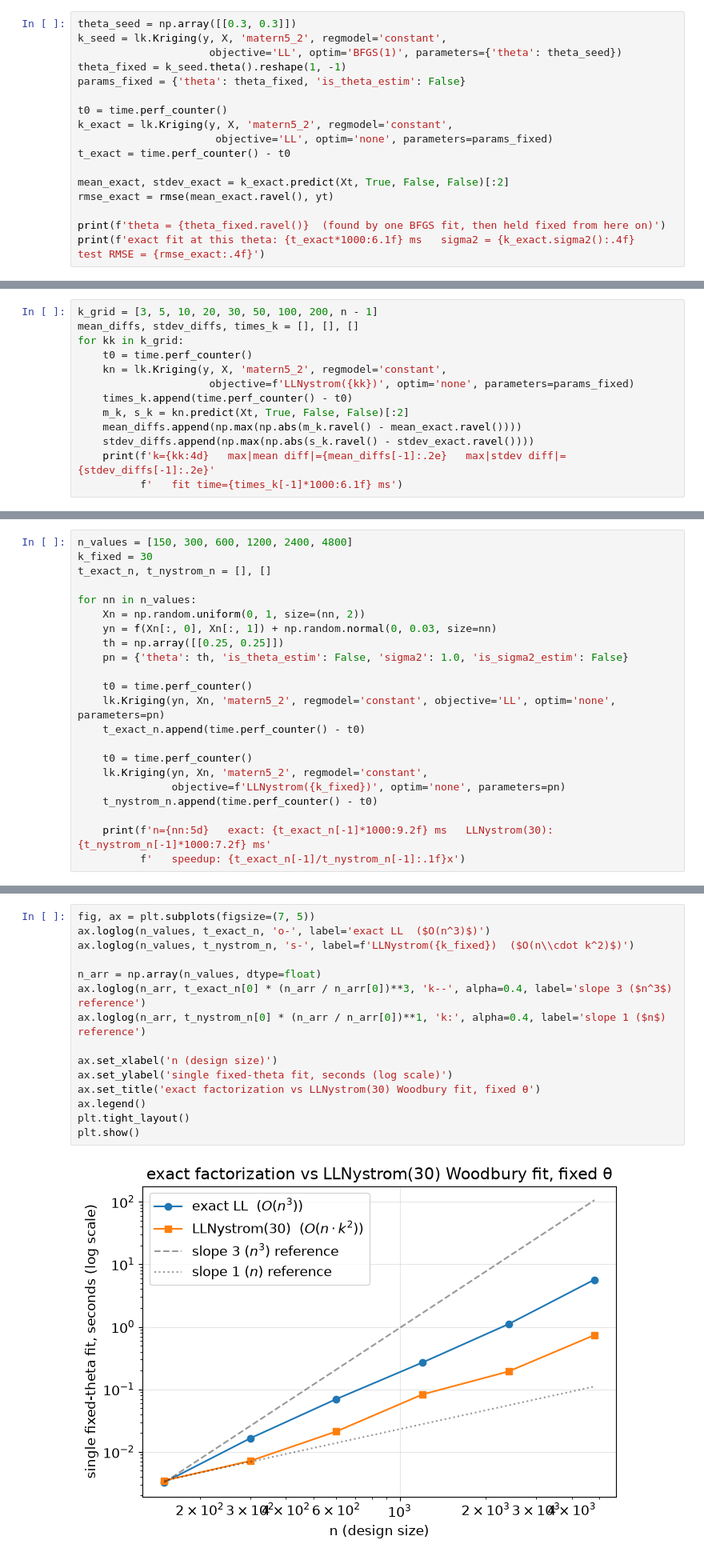
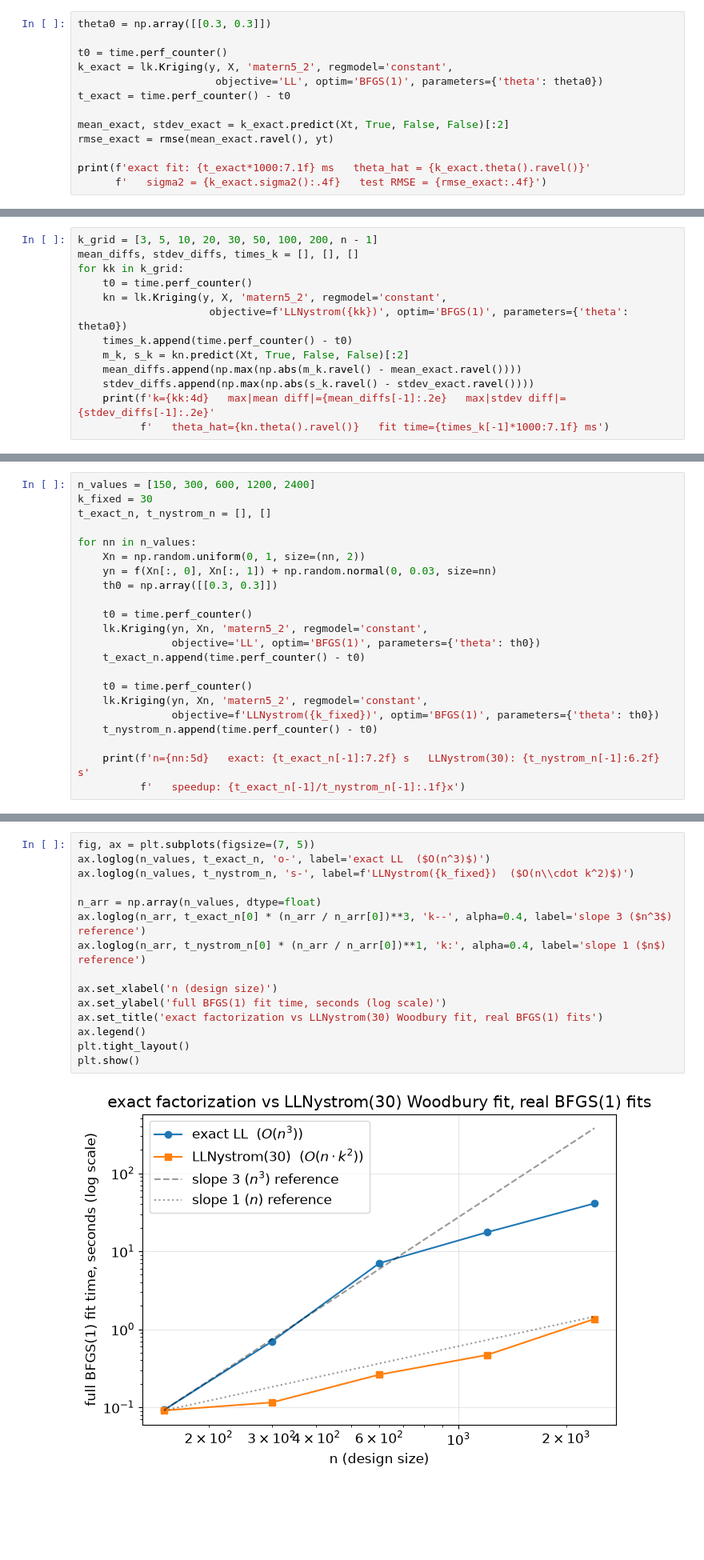
Before and after one commit to libKriging/libKriging, a Jupyter notebook: docs/math/llnystrom_vs_cholesky.ipynb, the cells around one changed output, grey strips where cells are left out. Shown at 80% size. Drawn from its saved outputs; the diff is of its cells as text; blank space fills up the shorter version.

```diff
--- a/docs/math/llnystrom_vs_cholesky.ipynb
+++ b/docs/math/llnystrom_vs_cholesky.ipynb
@@ -103,18 +102,14 @@ with no BFGS randomness anywhere in the comparisons that follow.
 # %%
-theta_seed = np.array([[0.3, 0.3]])
-k_seed = lk.Kriging(y, X, 'matern5_2', regmodel='constant',
-                     objective='LL', optim='BFGS(1)', parameters={'theta': theta_seed})
-theta_fixed = k_seed.theta().reshape(1, -1)
-params_fixed = {'theta': theta_fixed, 'is_theta_estim': False}
+theta0 = np.array([[0.3, 0.3]])
 
 t0 = time.perf_counter()
 k_exact = lk.Kriging(y, X, 'matern5_2', regmodel='constant',
-                      objective='LL', optim='none', parameters=params_fixed)
+                      objective='LL', optim='BFGS(1)', parameters={'theta': theta0})
 t_exact = time.perf_counter() - t0
 
 mean_exact, stdev_exact = k_exact.predict(Xt, True, False, False)[:2]
 rmse_exact = rmse(mean_exact.ravel(), yt)
 
-print(f'theta = {theta_fixed.ravel()}  (found by one BFGS fit, then held fixed from here on)')
-print(f'exact fit at this theta: {t_exact*1000:6.1f} ms   sigma2 = {k_exact.sigma2():.4f}   test RMSE = {rmse_exact:.4f}')
+print(f'exact fit: {t_exact*1000:7.1f} ms   theta_hat = {k_exact.theta().ravel()}'
+      f'   sigma2 = {k_exact.sigma2():.4f}   test RMSE = {rmse_exact:.4f}')
 # %% [output]
@@ -183,11 +184,11 @@ mean_diffs, stdev_diffs, times_k = [], [], []
 for kk in k_grid:
     t0 = time.perf_counter()
     kn = lk.Kriging(y, X, 'matern5_2', regmodel='constant',
-                     objective=f'LLNystrom({kk})', optim='none', parameters=params_fixed)
+                     objective=f'LLNystrom({kk})', optim='BFGS(1)', parameters={'theta': theta0})
     times_k.append(time.perf_counter() - t0)
     m_k, s_k = kn.predict(Xt, True, False, False)[:2]
     mean_diffs.append(np.max(np.abs(m_k.ravel() - mean_exact.ravel())))
     stdev_diffs.append(np.max(np.abs(s_k.ravel() - stdev_exact.ravel())))
     print(f'k={kk:4d}   max|mean diff|={mean_diffs[-1]:.2e}   max|stdev diff|={stdev_diffs[-1]:.2e}'
-          f'   fit time={times_k[-1]*1000:6.1f} ms')
+          f'   theta_hat={kn.theta().ravel()}   fit time={times_k[-1]*1000:7.1f} ms')
 # %% [output]
@@ -234,23 +245,23 @@ optimizer in the loop at all.
 # %%
-n_values = [150, 300, 600, 1200, 2400, 4800]
+n_values = [150, 300, 600, 1200, 2400]
 k_fixed = 30
 t_exact_n, t_nystrom_n = [], []
 
 for nn in n_values:
     Xn = np.random.uniform(0, 1, size=(nn, 2))
     yn = f(Xn[:, 0], Xn[:, 1]) + np.random.normal(0, 0.03, size=nn)
-    th = np.array([[0.25, 0.25]])
-    pn = {'theta': th, 'is_theta_estim': False, 'sigma2': 1.0, 'is_sigma2_estim': False}
+    th0 = np.array([[0.3, 0.3]])
 
     t0 = time.perf_counter()
-    lk.Kriging(yn, Xn, 'matern5_2', regmodel='constant', objective='LL', optim='none', parameters=pn)
+    lk.Kriging(yn, Xn, 'matern5_2', regmodel='constant',
+               objective='LL', optim='BFGS(1)', parameters={'theta': th0})
     t_exact_n.append(time.perf_counter() - t0)
 
     t0 = time.perf_counter()
     lk.Kriging(yn, Xn, 'matern5_2', regmodel='constant',
-               objective=f'LLNystrom({k_fixed})', optim='none', parameters=pn)
+               objective=f'LLNystrom({k_fixed})', optim='BFGS(1)', parameters={'theta': th0})
     t_nystrom_n.append(time.perf_counter() - t0)
 
-    print(f'n={nn:5d}   exact: {t_exact_n[-1]*1000:9.2f} ms   LLNystrom(30): {t_nystrom_n[-1]*1000:7.2f} ms'
+    print(f'n={nn:5d}   exact: {t_exact_n[-1]:7.2f} s   LLNystrom(30): {t_nystrom_n[-1]:6.2f} s'
           f'   speedup: {t_exact_n[-1]/t_nystrom_n[-1]:.1f}x')
 # %% [output]
@@ -263,20 +273,20 @@ n= 4800   exact:   5684.14 ms   LLNystrom(30):  737.19 ms   speedup: 7.7x
 # %%
 fig, ax = plt.subplots(figsize=(7, 5))
 ax.loglog(n_values, t_exact_n, 'o-', label='exact LL  ($O(n^3)$)')
 ax.loglog(n_values, t_nystrom_n, 's-', label=f'LLNystrom({k_fixed})  ($O(n\\cdot k^2)$)')
 
 n_arr = np.array(n_values, dtype=float)
 ax.loglog(n_arr, t_exact_n[0] * (n_arr / n_arr[0])**3, 'k--', alpha=0.4, label='slope 3 ($n^3$) reference')
 ax.loglog(n_arr, t_nystrom_n[0] * (n_arr / n_arr[0])**1, 'k:', alpha=0.4, label='slope 1 ($n$) reference')
 
 ax.set_xlabel('n (design size)')
-ax.set_ylabel('single fixed-theta fit, seconds (log scale)')
-ax.set_title('exact factorization vs LLNystrom(30) Woodbury fit, fixed θ')
+ax.set_ylabel('full BFGS(1) fit time, seconds (log scale)')
+ax.set_title('exact factorization vs LLNystrom(30) Woodbury fit, real BFGS(1) fits')
 ax.legend()
 plt.tight_layout()
 plt.show()
 # %% [output]
-[figure, old version]
+[figure, new version]
 # %% [markdown]
 ## Practical guidance
 
```
Also changed, not shown: parts of 10 cells of this notebook, 1 other file.
